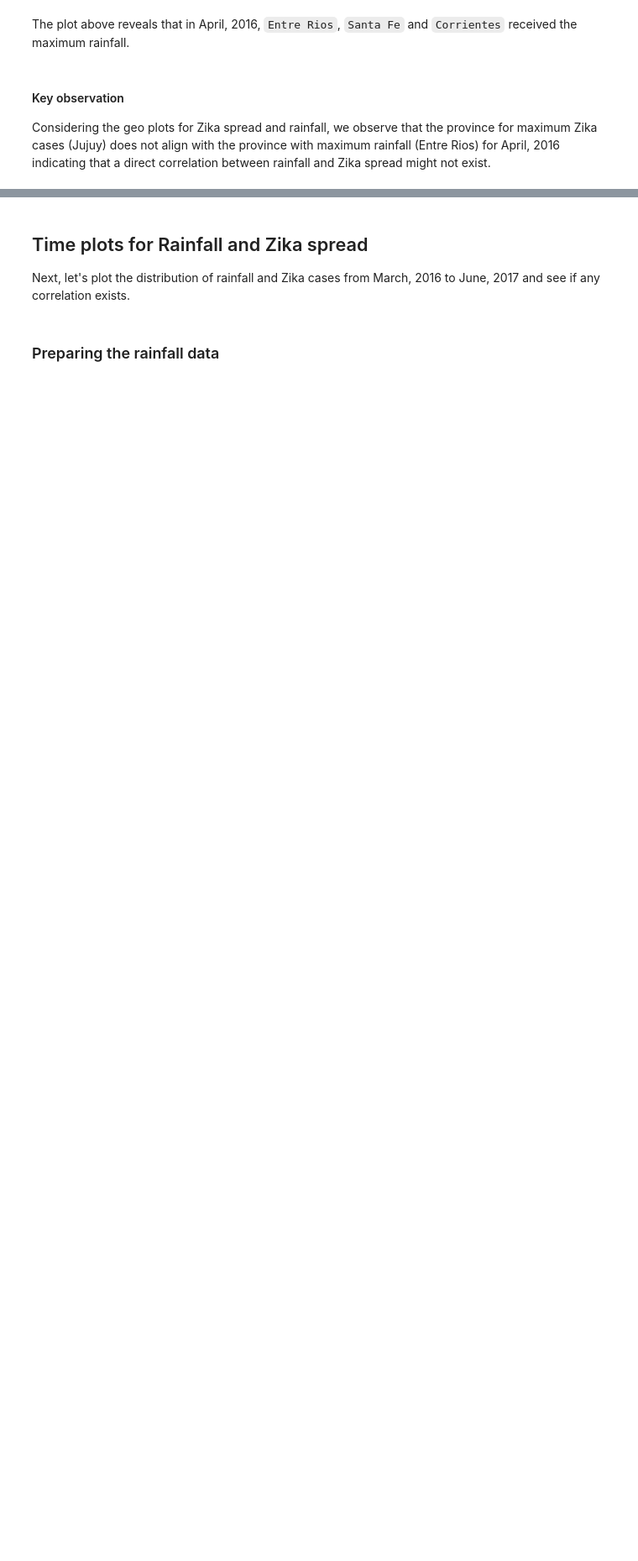
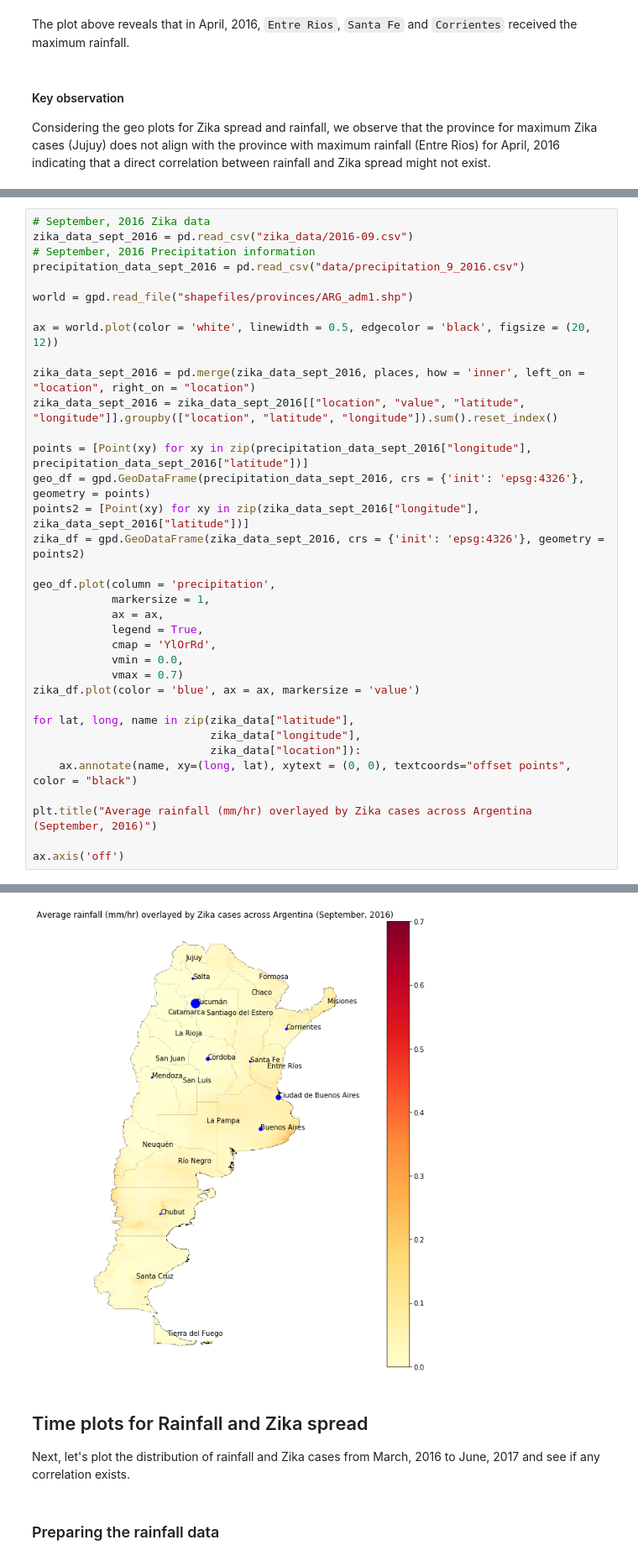
Before and after one commit to ITWSDataScience/ArgentinaZikaForecating2019, a Jupyter notebook: Exploratory Data Analysis.ipynb, the cells around one changed output, grey strips where cells are left out. Shown at 84% size. Cells and saved outputs as stored; diff of their text form; blank space fills up the shorter version.

```diff
--- a/Exploratory Data Analysis.ipynb
+++ b/Exploratory Data Analysis.ipynb
@@ -178,0 +220,36 @@ Considering the geo plots for Zika spread and rainfall, we observe that the prov
+# %%
+# September, 2016 Zika data
+zika_data_sept_2016 = pd.read_csv("zika_data/2016-09.csv")
+# September, 2016 Precipitation information
+precipitation_data_sept_2016 = pd.read_csv("data/precipitation_9_2016.csv")
+
+world = gpd.read_file("shapefiles/provinces/ARG_adm1.shp")
+
+ax = world.plot(color = 'white', linewidth = 0.5, edgecolor = 'black', figsize = (20, 12))
+
+zika_data_sept_2016 = pd.merge(zika_data_sept_2016, places, how = 'inner', left_on = "location", right_on = "location")
+zika_data_sept_2016 = zika_data_sept_2016[["location", "value", "latitude", "longitude"]].groupby(["location", "latitude", "longitude"]).sum().reset_index()
+
+points = [Point(xy) for xy in zip(precipitation_data_sept_2016["longitude"], precipitation_data_sept_2016["latitude"])]
+geo_df = gpd.GeoDataFrame(precipitation_data_sept_2016, crs = {'init': 'epsg:4326'}, geometry = points)
+points2 = [Point(xy) for xy in zip(zika_data_sept_2016["longitude"], zika_data_sept_2016["latitude"])]
+zika_df = gpd.GeoDataFrame(zika_data_sept_2016, crs = {'init': 'epsg:4326'}, geometry = points2)
+
+geo_df.plot(column = 'precipitation',
+            markersize = 1,
+            ax = ax,
+            legend = True,
+            cmap = 'YlOrRd',
+            vmin = 0.0,
+            vmax = 0.7)
+zika_df.plot(color = 'blue', ax = ax, markersize = 'value')
+
+for lat, long, name in zip(zika_data["latitude"],
+                           zika_data["longitude"],
+                           zika_data["location"]):
+    ax.annotate(name, xy=(long, lat), xytext = (0, 0), textcoords="offset points", color = "black")
+
+plt.title("Average rainfall (mm/hr) overlayed by Zika cases across Argentina (September, 2016)")
+
+ax.axis('off')
+# %% [output]
@@ -179,3 +260,4 @@ Considering the geo plots for Zika spread and rainfall, we observe that the prov
+[figure, added]
 # %% [markdown]
 ## Time plots for Rainfall and Zika spread
 
```
Also changed, not shown: parts of 5 cells of this notebook.
